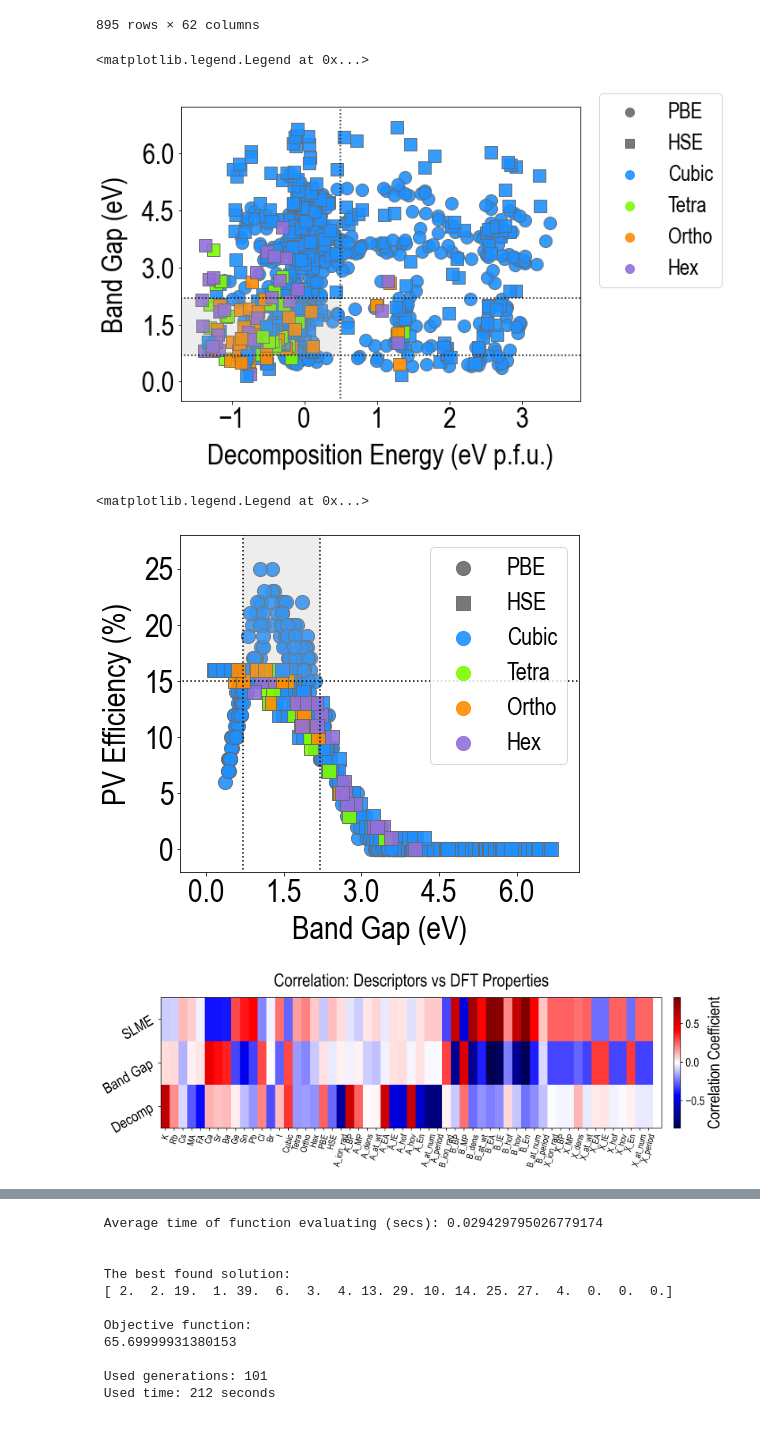
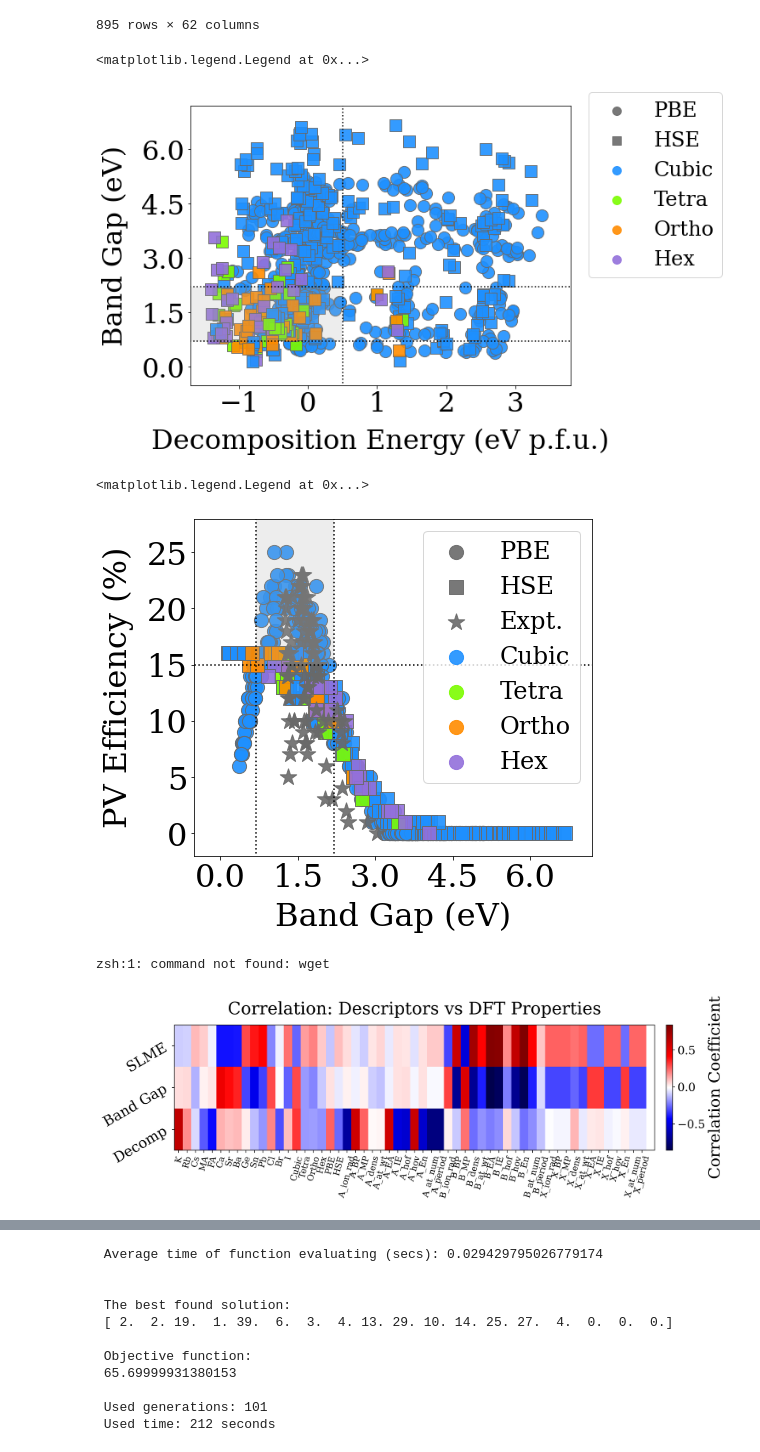
Before and after one commit to mannodiarun/mrs_spring_tutorial, a Jupyter notebook: DFT-ML-GA.ipynb, the cells around one changed output, grey strips where cells are left out. Drawn from its saved outputs; the diff is of its cells as text; code cells hidden in the pictures.

```diff
--- a/DFT-ML-GA.ipynb
+++ b/DFT-ML-GA.ipynb
@@ -37,8 +37,8 @@ warnings.filterwarnings("ignore")
 ###  Read Data  ###
 
 
-#Operation = 'Regression'
-Operation = 'GA'
+Operation = 'Regression'
+#Operation = 'GA'
 
 ##  Choose Dataset Type  ##
 #Data = 'PBE'
@@ -220,7 +220,7 @@ if Operation == 'GA':
     if Desc == 'Composition and Elemental':
         X_1 = copy.deepcopy(All_desc)
     n_1 = Index.size
-    m_1 = int(X.size/n)
+    m_1 = int(X_1.size/n_1)
     X_fl_1 = np.array(X_1, dtype="float32")
 
     !wget https://raw.githubusercontent.com/mannodiarun/mrs_spring_tutorial/main/PBE_HSE_expt_data.csv
@@ -245,7 +245,7 @@ if Operation == 'GA':
         X_2 = copy.deepcopy(All_desc)
     n_2 = Index.size
     n_3 = Index_2.size
-    m_2 = int(X.size/n)
+    m_2 = int(X_2.size/n_2)
     X_3 = X_2[0:885]
     X_fl_2 = np.array(X_2, dtype="float32")
     X_fl_3 = np.array(X_3, dtype="float32")
@@ -275,7 +276,7 @@ n = len(df.Index[:])
 
 fig = plt.figure( figsize=(10,6) )
 plt.subplots_adjust(left=0.14, bottom=0.20, right=0.76, top=0.96)
-plt.rc('font', family='Arial narrow')
+plt.rc('font', family='serif')
 
 for i in range(0,n):
 
@@ -306,35 +307,35 @@ for i in range(0,n):
         if df.HSE[i] == 1:
             plt.scatter(df.Decomp[i], df.Gap[i], c='mediumpurple', marker='s', s=200, edgecolors='dimgrey', alpha=0.9, label='_nolabel_')
 
 plt.scatter(1000, 1000, c='dimgrey', marker='o', s=100, edgecolors='dimgrey', alpha=0.9, label='PBE')
 plt.scatter(1000, 1000, c='dimgrey', marker='s', s=100, edgecolors='dimgrey', alpha=0.9, label='HSE')
 plt.scatter(1000, 1000, c='dodgerblue', marker='o', s=100, edgecolors='dodgerblue', alpha=0.9, label='Cubic')
 plt.scatter(1000, 1000, c='lawngreen', marker='o', s=100, edgecolors='lawngreen', alpha=0.9, label='Tetra')
 plt.scatter(1000, 1000, c='darkorange', marker='o', s=100, edgecolors='darkorange', alpha=0.9, label='Ortho')
 plt.scatter(1000, 1000, c='mediumpurple', marker='o', s=100, edgecolors='mediumpurple', alpha=0.9, label='Hex')
 
 a = [0.7,0.7,0.7]
 b = [-1000,0,1000]
 c = [0.5,0.5,0.5]
 d = [2.2,2.2,2.2]
 plt.plot(b, a, c='k', ls=':')
 plt.plot(b, d, c='k', ls=':')
 plt.plot(c, b, c='k', ls=':')
 x1 = np.arange(-1000, c[0],  0.01)
 
 plt.fill_between(x1, a[0], d[0], facecolor='darkgrey', alpha=0.2)
 
 plt.xlim([-1.7, 3.8])
 plt.ylim([-0.5, 7.2])
 plt.xticks([-1.0, 0.0, 1.0, 2.0, 3.0], fontsize=32)
 plt.yticks([0.0, 1.5, 3.0, 4.5, 6.0], fontsize=32)
 plt.xlabel('Decomposition Energy (eV p.f.u.)', fontsize=32, labelpad=12)
 plt.ylabel('Band Gap (eV)', fontsize=32, labelpad=15)
-plt.legend(bbox_to_anchor=(1.02,0.35), ncol=1, frameon=True, prop={'family':'Arial narrow','size':24})
+plt.legend(bbox_to_anchor=(1.02,0.35), ncol=1, frameon=True, prop={'family':'serif','size':24})
 #plt.savefig('plot_decomp_gap.pdf', dpi=450)
 # %% [output]
 <matplotlib.legend.Legend at 0x...>
-[figure, old version]
+[figure, new version]
 # %%
 ###   Visualize DFT Data, Gap vs SLME    ###
 
@@ -342,12 +343,12 @@ n = len(df.Index[:])
 
 fig = plt.figure( figsize=(7,6) )
 plt.subplots_adjust(left=0.18, bottom=0.18, right=0.97, top=0.96)
-plt.rc('font', family='Arial narrow')
+plt.rc('font', family='serif')
 
 for i in range(0,n):
 
-#    if df.Expt[i] == 1:
-#        plt.scatter(df.Gap[i], df.SLME[i]*100, c='dimgrey', marker='*', s=300, edgecolors='dimgrey', alpha=0.9, label='_nolabel_')
+    if df.Expt[i] == 1:
+        plt.scatter(df.Gap[i], df.SLME[i]*100, c='dimgrey', marker='*', s=300, edgecolors='dimgrey', alpha=0.9, label='_nolabel_')
 
     if df.Cubic[i] == 1:
         if df.PBE[i] == 1:
@@ -375,7 +376,7 @@ for i in range(0,n):
 
 plt.scatter(1000, 1000, c='dimgrey', marker='o', s=200, edgecolors='dimgrey', alpha=0.9, label='PBE')
 plt.scatter(1000, 1000, c='dimgrey', marker='s', s=200, edgecolors='dimgrey', alpha=0.9, label='HSE')
-#plt.scatter(1000, 1000, c='dimgrey', marker='*', s=300, edgecolors='dimgrey', alpha=0.9, label='Expt.')
+plt.scatter(1000, 1000, c='dimgrey', marker='*', s=300, edgecolors='dimgrey', alpha=0.9, label='Expt.')
 plt.scatter(1000, 1000, c='dodgerblue', marker='o', s=200, edgecolors='dodgerblue', alpha=0.9, label='Cubic')
 plt.scatter(1000, 1000, c='lawngreen', marker='o', s=200, edgecolors='lawngreen', alpha=0.9, label='Tetra')
 plt.scatter(1000, 1000, c='darkorange', marker='o', s=200, edgecolors='darkorange', alpha=0.9, label='Ortho')
@@ -398,11 +399,11 @@ plt.yticks([0, 5, 10, 15, 20, 25], fontsize=32)
 plt.xticks([0.0, 1.5, 3.0, 4.5, 6.0], fontsize=32)
 plt.ylabel('PV Efficiency (%)', fontsize=32, labelpad=12)
 plt.xlabel('Band Gap (eV)', fontsize=32, labelpad=8)
-plt.legend(loc='upper right', ncol=1, frameon=True, prop={'family':'Arial narrow','size':24})
+plt.legend(loc='upper right', ncol=1, frameon=True, prop={'family':'serif','size':24})
 #plt.savefig('plot_gap_slme.pdf', dpi=450)
 # %% [output]
 <matplotlib.legend.Legend at 0x...>
-[figure, old version]
+[figure, new version]
 # %%
 ##  Function to generate elemental property descriptors, used for GA or any new compound  ##
 
@@ -423,6 +424,7 @@ def desc(Comp):
 
 ##  Read DFT data for this  ##
 
+!wget https://raw.githubusercontent.com/mannodiarun/mrs_spring_tutorial/main/PBE_and_HSE_data.csv
 D_temp = read_csv('PBE_and_HSE_data.csv')
 df_temp = pd.DataFrame(D_temp)
 Index_temp = df_temp.Index
@@ -462,7 +464,7 @@ plotposition = [131, 132, 133]
 
 fig=plt.figure(figsize=(12,4),dpi=450)
 plt.rcParams.update({'font.size': 16})
-plt.rc('font', family='Arial narrow')
+plt.rc('font', family='serif')
 plt.subplots_adjust(left=0.10, right=1.04, top=0.85, bottom=0.24, wspace=0.2, hspace=0.2)
 
 ax = plt.plot(plotposition[0])
@@ -478,13 +480,14 @@ Labels = ['K', 'Rb', 'Cs', 'MA', 'FA', 'Ca', 'Sr', 'Ba', 'Ge', 'Sn', 'Pb', 'Cl',
 
 plt.xticks(xx[0:m], Labels[0:m], rotation=75, fontsize=12)
 plt.yticks(y[:], Prop[:], rotation=30, fontsize=20)
-plt.title('Correlation: Descriptors vs DFT Properties', fontname='Arial narrow', size=24, horizontalalignment='center', pad=15)
+plt.title('Correlation: Descriptors vs DFT Properties', fontname='serif', size=24, horizontalalignment='center', pad=15)
 plt.pcolor(Corr, cmap='seismic')
 cbar = plt.colorbar(orientation="vertical", pad=0.02)
 cbar.set_label(label='Correlation Coefficient', size=22)
 #plt.savefig('corr.pdf', dpi=450)
 # %% [output]
+zsh:1: command not found: wget
-[figure, old version]
+[figure, new version]
 # %%
 ###  Function: Training-Test Split  ###
 ###  Run this cell for PBE-sf, HSE-sf, PBE-HSE-mf1 models  ###
```
Also changed, not shown: parts of 4 cells of this notebook.
